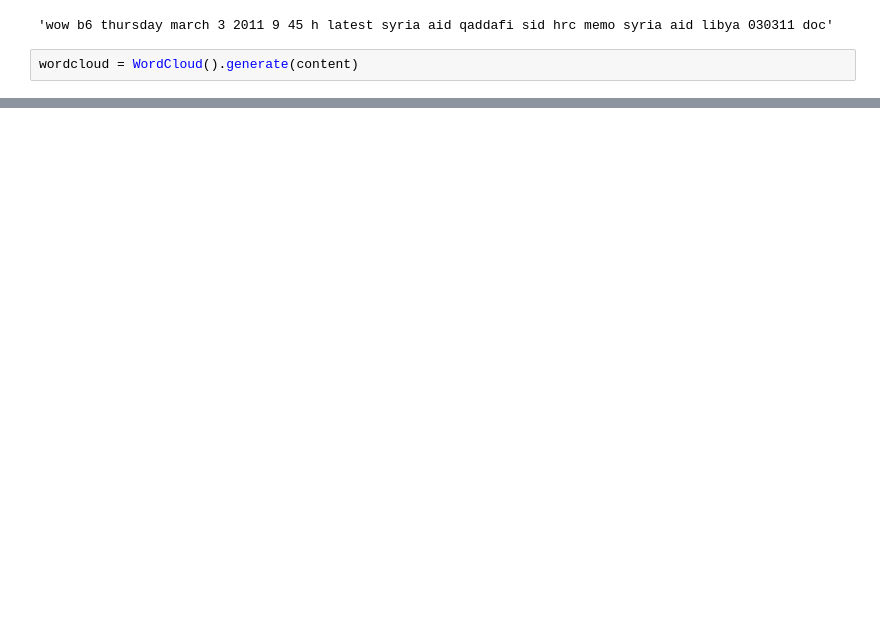
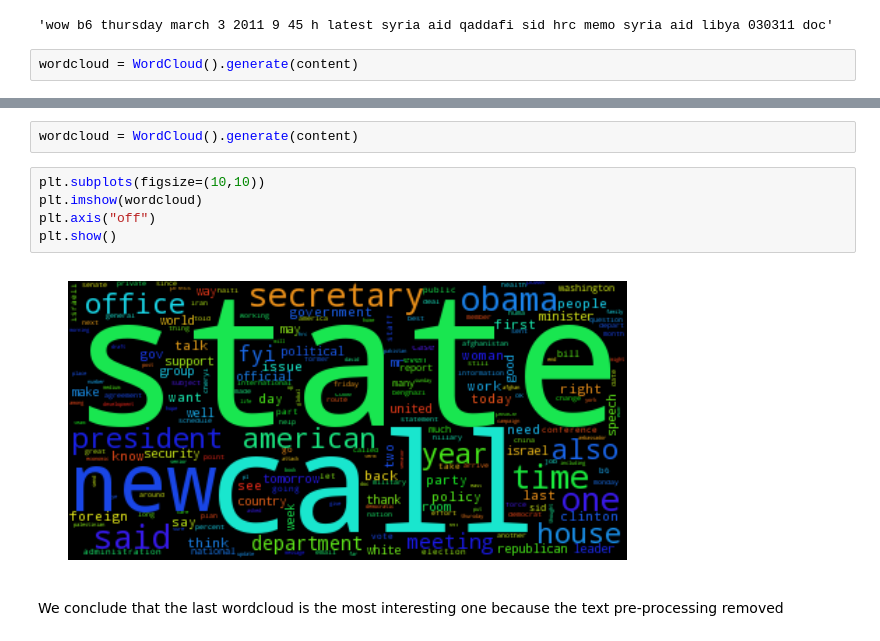
Before and after one commit to cipri-tom/Homework, a Jupyter notebook: 05 - Taming Text/taming text.ipynb, the cells around one changed output, grey strips where cells are left out. Saved outputs shown, nothing was run; the diff lists cells and outputs as text; blank space fills up the shorter version.

```diff
--- a/05 - Taming Text/taming text.ipynb
+++ b/05 - Taming Text/taming text.ipynb
@@ -118,0 +131,11 @@ TODO: discuss pros and cons
+# %%
+wordcloud = WordCloud().generate(content)
+# %%
+plt.subplots(figsize=(10,10))
+plt.imshow(wordcloud)
+plt.axis("off")
+plt.show()
+# %% [output]
+[figure, added]
+# %% [markdown]
+We conclude that the last wordcloud is the most interesting one because the text pre-processing removed
```
Also changed, not shown: parts of 10 cells of this notebook.
